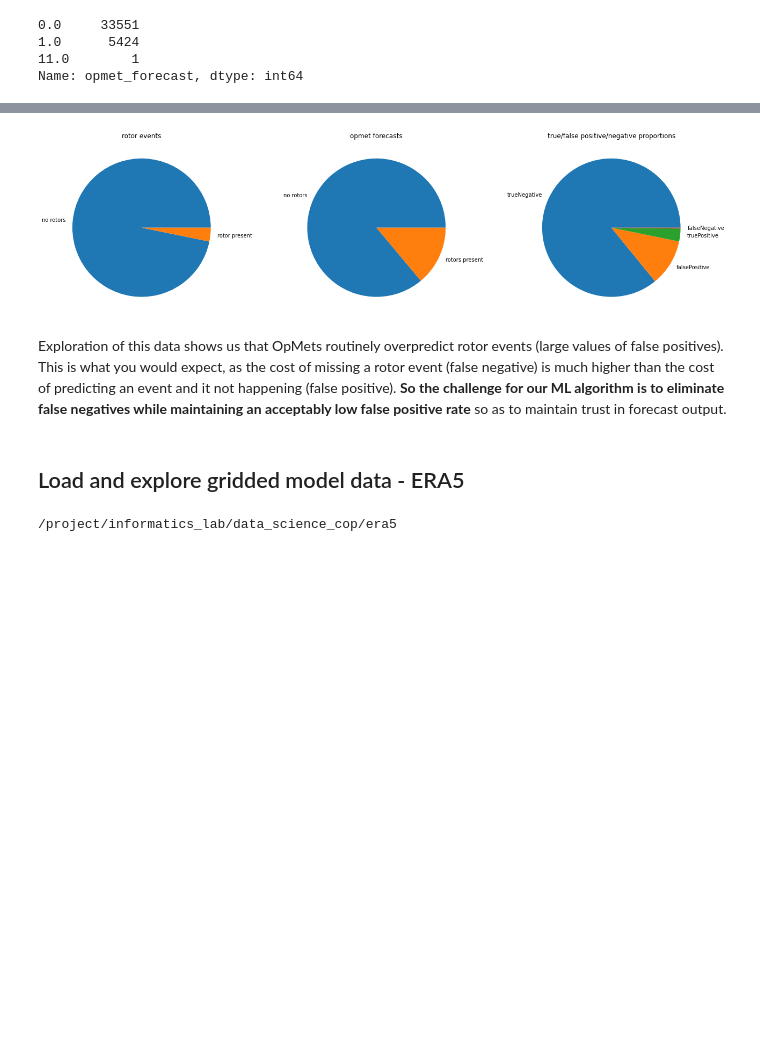
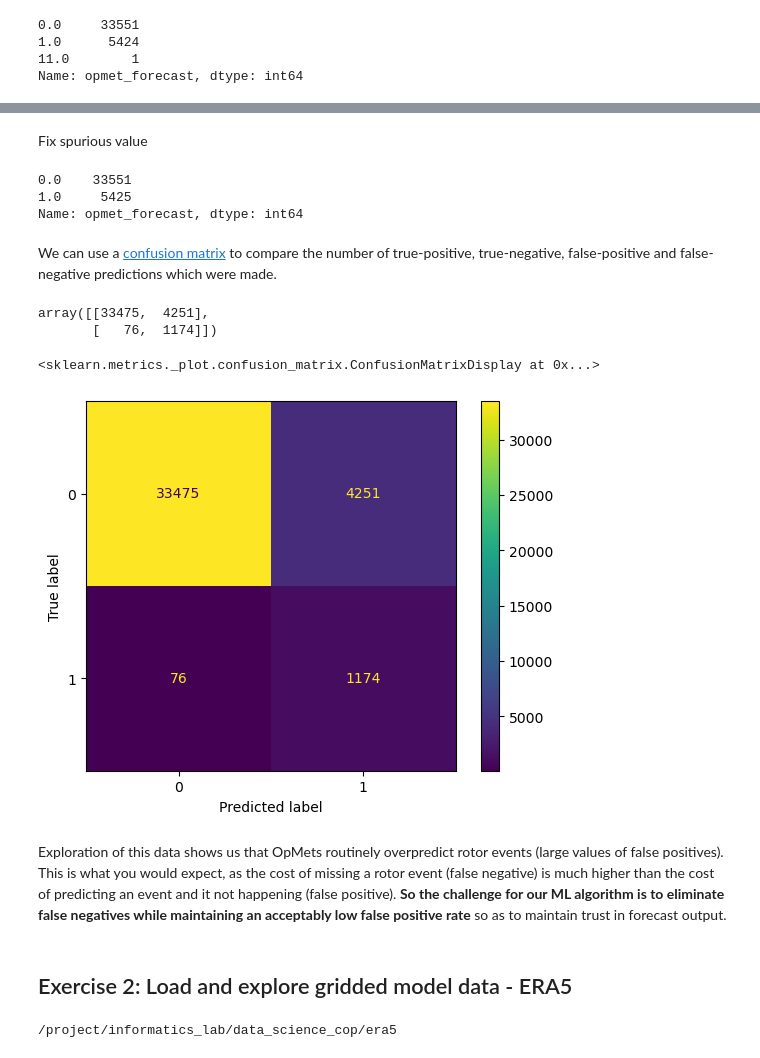
Before and after one commit to informatics-lab/ml_weather_tutorial, a Jupyter notebook: 01_data_exploration.ipynb, the cells around one changed output, grey strips where cells are left out. Cells and saved outputs as stored; diff of their text form; code cells hidden in the pictures; blank space fills up the shorter version.

Commit message:
corrections and improvements to data exploration notebook

```diff
--- a/01_data_exploration.ipynb
+++ b/01_data_exploration.ipynb
@@ -456,18 +445,3 @@ opmet_predictions_df['opmet_forecast'].value_counts()
 1.0      5424
 11.0        1
 Name: opmet_forecast, dtype: int64
-# %%
-# create binary vector for TP, TN, FP and FN
-opmet_predictions_df['truePositive'] = ((opmet_predictions_df['observation'] == 1 ) & (opmet_predictions_df['opmet_forecast'] ==1))
-opmet_predictions_df['falsePositive']  = ((opmet_predictions_df['observation'] == 0 ) & (opmet_predictions_df['opmet_forecast'] ==1))
-opmet_predictions_df['trueNegative'] = ((opmet_predictions_df['observation'] == 0 ) & (opmet_predictions_df['opmet_forecast'] ==0))
-opmet_predictions_df['falseNegative']  = ((opmet_predictions_df['observation'] == 1 ) & (opmet_predictions_df['opmet_forecast'] ==0))
-# %%
-# create vector contains words "trueNegative", 'falseNegative' etc
-opmet_predictions_df['result_category'] = 'trueNegative'
-
-opmet_predictions_df.loc[opmet_predictions_df[opmet_predictions_df['falseNegative']==True].index,'result_category'] = 'falseNegative'
-opmet_predictions_df.loc[opmet_predictions_df[opmet_predictions_df['falsePositive']==True].index,'result_category'] = 'falsePositive'
-opmet_predictions_df.loc[opmet_predictions_df[opmet_predictions_df['truePositive']==True].index,'result_category'] = 'truePositive'
-
-opmet_predictions_df['result_category'].value_counts()
@@ -487,29 +448,31 @@ Name: observation, dtype: int64
-# %%
-# Pie charts for rotor/ no rotor events, opmet forecasts for rotors
-# and classification statistics
-
-fig1 = matplotlib.pyplot.figure('comparisonn of hits/isses/etc.', figsize=((18,6)))
-
-ax1 = fig1.add_subplot(1,3,1,title='rotor events')
-opmet_predictions_df['observation'].apply(lambda x: {0.0: 'no rotors',
-        1.0:'rotor present'}[x]).value_counts().plot.pie(ax=ax1, ylabel='')
-
-ax1 = fig1.add_subplot(1,3,2,title='opmet forecasts')
-opmet_predictions_df['opmet_forecast'][opmet_predictions_df['opmet_forecast'] <
-   2].apply(lambda x: {0.0: 'no rotors', 1.0 : 'rotors present'
-                      }[x]).value_counts().plot.pie(ax=ax1, ylabel='')
-
-ax1 = fig1.add_subplot(1,3,3,title='true/false positive/negative proportions')
-opmet_predictions_df['result_category'].value_counts().plot.pie(ax=ax1, ylabel='')
-matplotlib.pyplot.tight_layout(w_pad=4)
-
-fig1.show()
-# %% [output]
-[figure, removed]
+# %% [markdown]
+Fix spurious value
+# %%
+opmet_predictions_df.at[31180, "opmet_forecast"] = 1.0
+opmet_predictions_df['opmet_forecast'].value_counts()
+# %% [output]
+0.0    33551
+1.0     5425
+Name: opmet_forecast, dtype: int64
+# %% [markdown]
+We can use a [confusion matrix](https://towardsdatascience.com/understanding-confusion-matrix-a9ad42dcfd62) to compare the number of true-positive, true-negative, false-positive and false-negative predictions which were made.
+# %%
+from sklearn.metrics import confusion_matrix, ConfusionMatrixDisplay
+
+cm = confusion_matrix(opmet_predictions_df['observation'], opmet_predictions_df['opmet_forecast'])
+cm
+# %% [output]
+array([[33475,  4251],
+       [   76,  1174]])
+# %%
+ConfusionMatrixDisplay(confusion_matrix=cm).plot()
+# %% [output]
+<sklearn.metrics._plot.confusion_matrix.ConfusionMatrixDisplay at 0x...>
+[figure, added]
 # %% [markdown]
 Exploration of this data shows us that OpMets routinely overpredict rotor events (large values of false positives). This is what you would expect, as the cost of missing a rotor event (false negative) is much higher than the cost of predicting an event and it not happening (false positive). **So the challenge for our ML algorithm is to eliminate false negatives while maintaining an acceptably low false positive rate** so as to maintain trust in forecast output.
 # %% [markdown]
-## Load and explore gridded model data - ERA5
+## Exercise 2: Load and explore gridded model data - ERA5
 # %%
 try:
     era5_root = os.environ['ERA5_DATA_ROOT']
```
Also changed, not shown: parts of 24 cells of this notebook.
